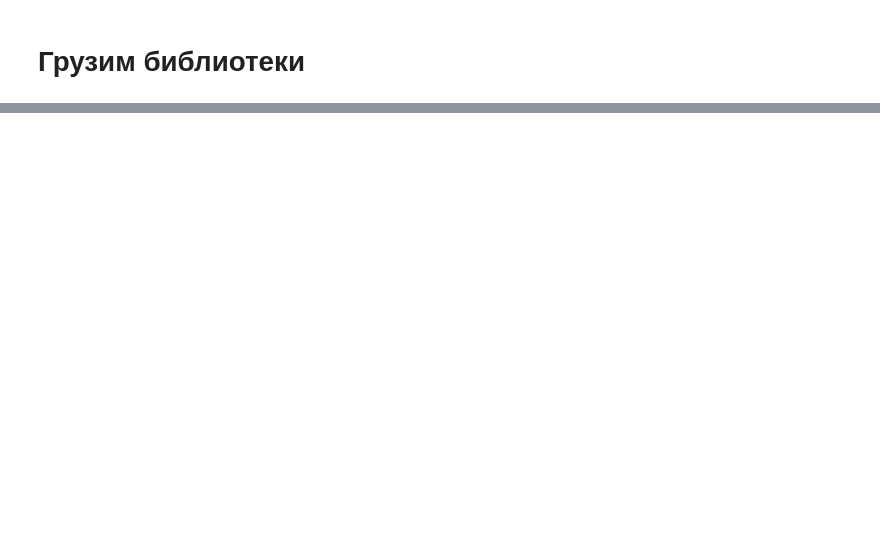
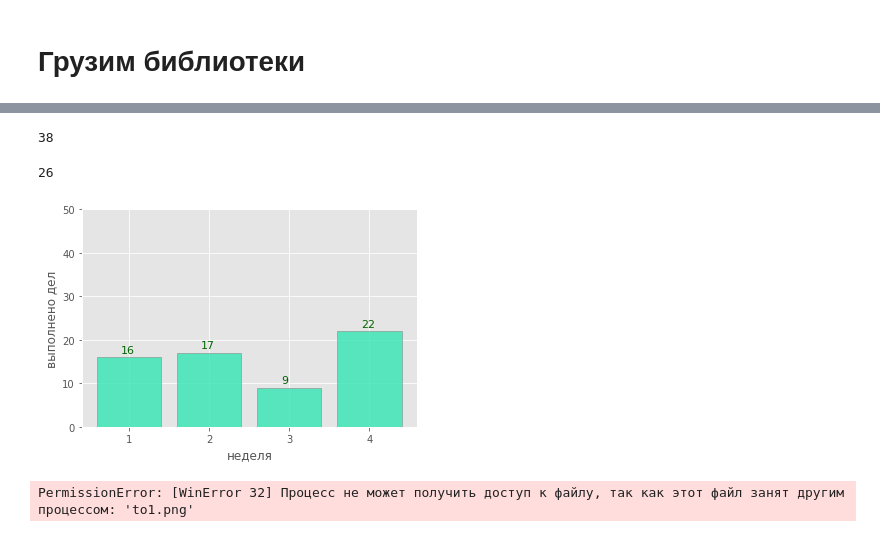
Before and after one commit to aa-tolmachev/family_budget_bot, a Jupyter notebook: FlastTest.ipynb, the cells around one changed output, grey strips where cells are left out. Drawn from its saved outputs; the diff is of its cells as text; code cells hidden in the pictures; blank space fills up the shorter version.

```diff
--- a/FlastTest.ipynb
+++ b/FlastTest.ipynb
@@ -139,0 +222,79 @@ Name: date_task, dtype: object
+# %%
+#номер недели
+datetime.date(df_plan_tasks['date_task'][1]).isocalendar()[1]
+
+#сделать - по неделям разбить месяц и как в течение месяца делались дела, сравнивать с средним значением по месяцам
+#в конце месяца отчетик по тому, как нагружаешь себя и как выполняешь задачи, как прокачиваешься
+# %% [output]
+38
+# %%
+#отчет по делам по итогам месяца
+#соираем информацию о проделанных делах
+#хотим показать - по загрузке по неделям как дела ставили - сравнение с среднестатистической загрузкой нашей понедельной.
+#рекомендации и похвалы по итогу сравнения.
+#Смотреть самые популярные темы по итогу месяца какие дела себе ставил по итогу сематического анализа
+from dateutil.relativedelta import relativedelta
+now_date = datetime.now()
+next_date = datetime.now()+ relativedelta(months=1)
+prev_date = datetime.now()- relativedelta(months=1)
+
+
+now_year = now_date.year
+now_month = now_date.month
+
+prev_year = prev_date.year
+prev_month = prev_date.month
+
+datetime(now_year, now_month , 1).isocalendar()[1]
+# %% [output]
+26
+# %%
+
+
+df_prev_month = df_plan_tasks[(df_plan_tasks['date_task'] >= datetime(prev_year, prev_month , 1))
+             & (df_plan_tasks['date_task'] < datetime(now_year, now_month , 1))][:]
+
+df_prev_month['n_week'] = [int(x.day / 7) + 1 for x in df_prev_month['date_task']]
+
+res = df_prev_month.groupby(['n_week'])['id'].count()
+# %%
+
+cnt_missions = res.values
+name_bars = list(res.index)
+y_pos = np.arange(len(name_bars))
+
+
+plt.bar(y_pos, cnt_missions, color = (0.2, 0.9, 0.7, 0.8) ,  edgecolor='gray')
+
+
+
+plt.xlabel('неделя')
+plt.ylabel('выполнено дел')
+
+
+plt.ylim(0,50)
+
+
+plt.xticks(y_pos, name_bars)
+
+for a,b in zip(y_pos, cnt_missions):
+    plt.text(a - 0.1, b + 1, str(b) , fontsize=11 , color = 'darkgreen')
+
+
+plt.savefig('to1.png' ,facecolor='w', edgecolor='w')
+
+plt.show()
+# %% [output]
+[figure, added]
+# %%
+from PIL import Image, ImageDraw
+image = Image.open('to1.png')
+image.show()
+
+#для отправки в телеграме
+x = open('to1.png', 'rb')
+
+
+bot.send_photo(chat_id=chat_id, photo=open('tests/test.png', 'rb'))
+# %% [output]
+PermissionError: [WinError 32] Процесс не может получить доступ к файлу, так как этот файл занят другим процессом: 'to1.png'
```
Also changed, not shown: parts of 9 cells of this notebook, 1 other file.
